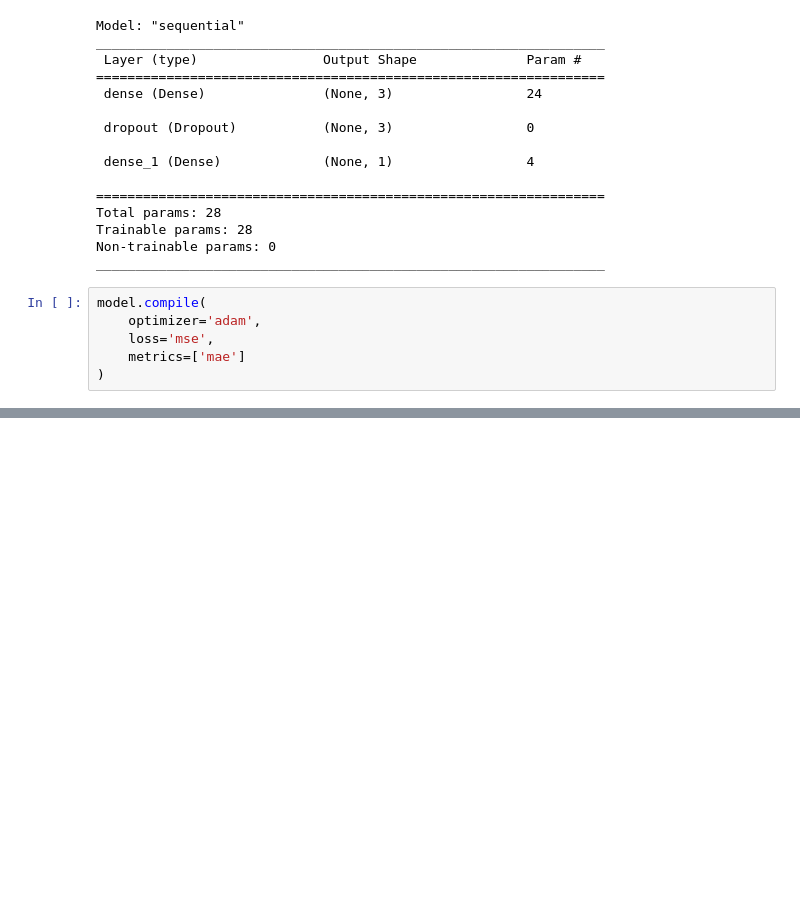
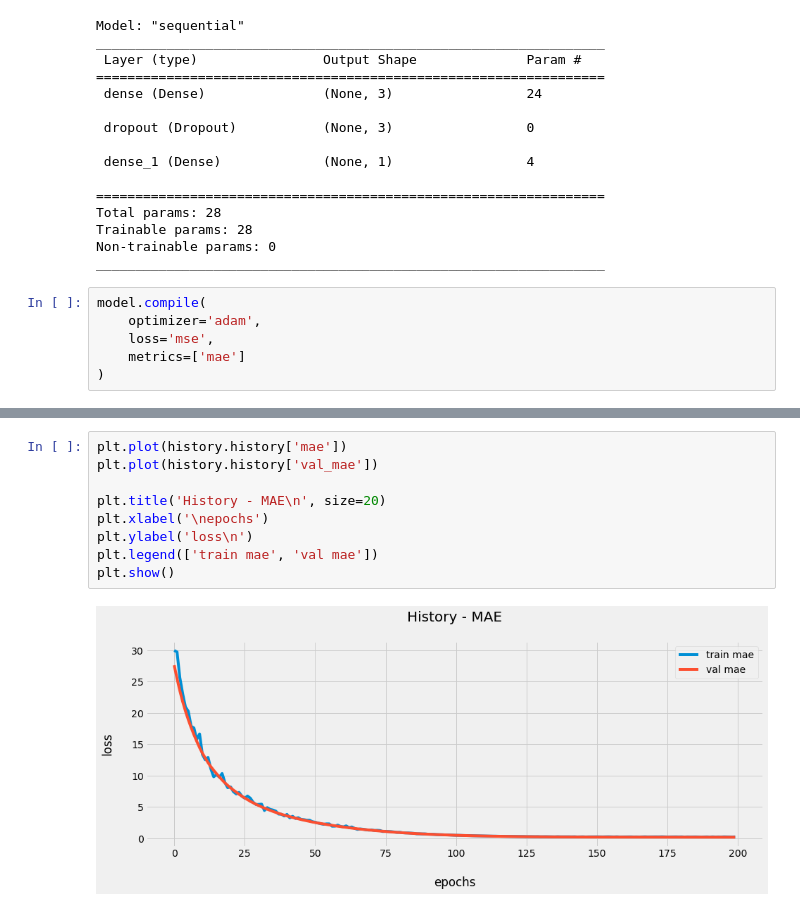
Before and after one commit to FGalvao77/Criando-uma-RNA-simples-com-Keras-para-regressao, a Jupyter notebook: Criando_uma_RNA_simples_com_Keras_para_regressão.ipynb, the cells around one changed output, grey strips where cells are left out. Cells and saved outputs as stored; diff of their text form; blank space fills up the shorter version.

```diff
--- a/Criando_uma_RNA_simples_com_Keras_para_regressão.ipynb
+++ b/Criando_uma_RNA_simples_com_Keras_para_regressão.ipynb
@@ -135,0 +136,11 @@ plt.show()
+# %%
+plt.plot(history.history['mae'])
+plt.plot(history.history['val_mae'])
+
+plt.title('History - MAE\n', size=20)
+plt.xlabel('\nepochs')
+plt.ylabel('loss\n')
+plt.legend(['train mae', 'val mae'])
+plt.show()
+# %% [output]
+[figure, added]
```
Also changed, not shown: parts of 6 cells of this notebook.
